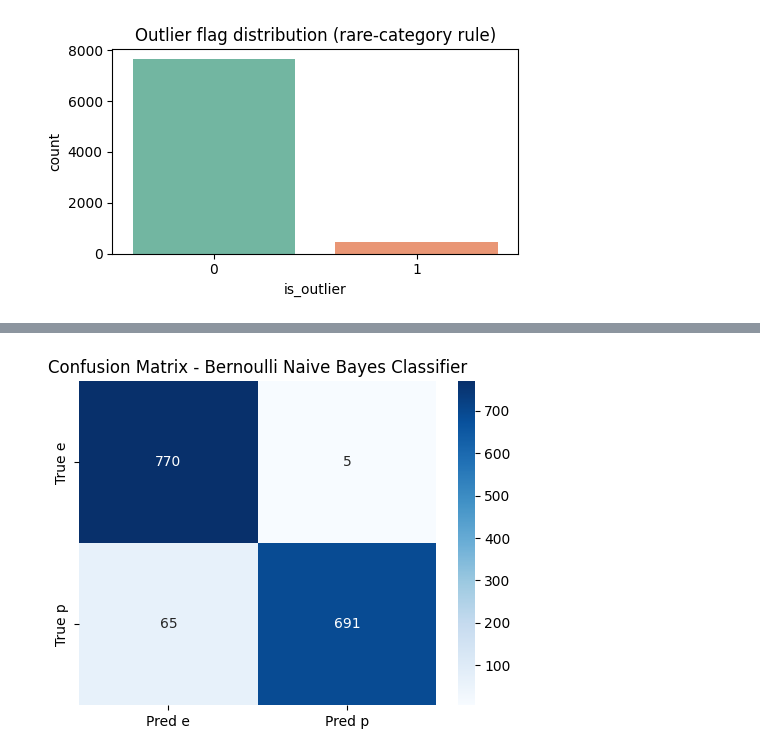
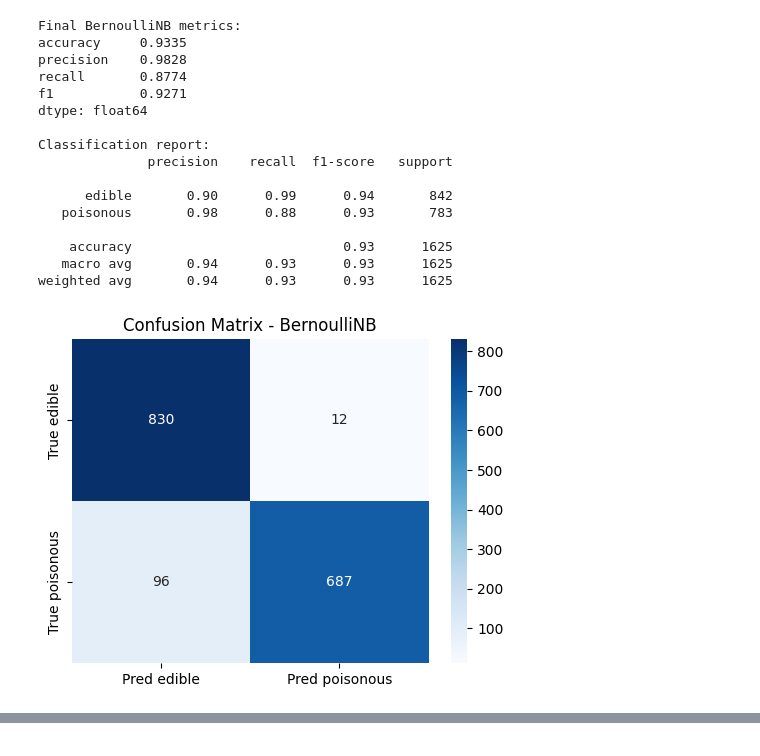
Before and after one commit to Ahmed-Fahmy00/Mushroom-Classifier, a Jupyter notebook: src/model_notebooks/bernoulli_nb_classifier.ipynb, the cells around one changed output, grey strips where cells are left out. Drawn from its saved outputs; the diff is of its cells as text; code cells hidden in the pictures.

```diff
--- a/src/model_notebooks/bernoulli_nb_classifier.ipynb
+++ b/src/model_notebooks/bernoulli_nb_classifier.ipynb
@@ -62,0 +346,19 @@ def load_and_clean_data(rare_threshold=0.01):
+# %%
+# Association Visualization: Cramér's V (Symmetric)
+plt.figure(figsize=(14, 11))
+sns.heatmap(cramer_matrix, cmap='YlGnBu', annot=True, fmt='.2f', linewidths=0.5, cbar_kws={'label': 'Correlation Coefficient'})
+plt.title('Cramér\'s V Correlation Matrix (Symmetric Association)', fontsize=16, pad=20)
+plt.xlabel('Features', fontsize=12)
+plt.ylabel('Features', fontsize=12)
+plt.show()
+
+# List Top Correlated Feature Pairs
+pairs = []
+for i in range(len(cramer_matrix.columns)):
+    for j in range(i+1, len(cramer_matrix.columns)):
+        pairs.append((cramer_matrix.columns[i], cramer_matrix.columns[j], cramer_matrix.iloc[i, j]))
+
+# Print top 10 most correlated pairs
+print("\nTop 10 correlated feature pairs based on Cramér's V:")
+for f1, f2, corr in sorted(pairs, key=lambda x: x[2], reverse=True)[:10]:
+    print(f"  - {f1} ↔ {f2}: {corr:.3f}")
@@ -63,48 +523,49 @@ def load_and_clean_data(rare_threshold=0.01):
 # %%
-from sklearn.model_selection import train_test_split
-from sklearn.preprocessing import OneHotEncoder, MinMaxScaler
-from sklearn.metrics import accuracy_score, precision_score, recall_score, f1_score, classification_report, confusion_matrix
-from sklearn.naive_bayes import BernoulliNB
-
-df_all, outlier_cols = load_and_clean_data(rare_threshold=0.01)
-
-plt.figure(figsize=(5, 3))
-sns.countplot(x='is_outlier', data=df_all, hue='is_outlier', palette='Set2', legend=False)
-plt.title('Outlier flag distribution (rare-category rule)')
-plt.tight_layout()
-plt.show()
-
-df = df_all[df_all['is_outlier'] == 0].drop(columns=['is_outlier']).copy()
-print('Rows after outlier removal:', len(df))
-print('Columns triggering outlier flags:', outlier_cols)
-
-y = df['class'].map({'e': 0, 'p': 1}).astype(int)
-X = df.drop(columns=['class'])
-X_train_raw, X_test_raw, y_train, y_test = train_test_split(X, y, test_size=0.2, random_state=42, stratify=y)
-
-ohe = OneHotEncoder(handle_unknown='ignore', sparse_output=False)
-X_train = ohe.fit_transform(X_train_raw)
-X_test = ohe.transform(X_test_raw)
+# Section 7 uses prepared data from Section 6 only (no repeated preprocessing).
+required_vars = ['X_train_encoded', 'X_test_encoded', 'y_train', 'y_test']
+missing = [v for v in required_vars if v not in globals()]
+if missing:
+    raise NameError(
+        f"Missing variables from previous sections: {missing}. "
+        "Run notebook Sections 1 to 6 first."
+    )
 
 model = BernoulliNB()
-model.fit(X_train, y_train)
-y_pred = model.predict(X_test)
+model.fit(X_train_encoded, y_train)
+y_pred = model.predict(X_test_encoded)
 
 metrics = {
     'accuracy': accuracy_score(y_test, y_pred),
     'precision': precision_score(y_test, y_pred, zero_division=0),
     'recall': recall_score(y_test, y_pred, zero_division=0),
     'f1': f1_score(y_test, y_pred, zero_division=0),
 }
+print('\nFinal BernoulliNB metrics:')
 print(pd.Series(metrics).round(4))
 print('\nClassification report:')
 print(classification_report(y_test, y_pred, target_names=['edible', 'poisonous']))
 
 cm = confusion_matrix(y_test, y_pred)
 plt.figure(figsize=(5, 4))
-sns.heatmap(cm, annot=True, fmt='d', cmap='Blues', xticklabels=['Pred e', 'Pred p'], yticklabels=['True e', 'True p'])
-plt.title('Confusion Matrix - Bernoulli Naive Bayes Classifier')
+sns.heatmap(cm, annot=True, fmt='d', cmap='Blues', xticklabels=['Pred edible', 'Pred poisonous'], yticklabels=['True edible', 'True poisonous'])
+plt.title('Confusion Matrix - BernoulliNB')
 plt.tight_layout()
 plt.show()
 # %% [output]
+Final BernoulliNB metrics:
+accuracy     0.9335
+precision    0.9828
+recall       0.8774
+f1           0.9271
+dtype: float64
+
+Classification report:
+              precision    recall  f1-score   support
+
+      edible       0.90      0.99      0.94       842
+   poisonous       0.98      0.88      0.93       783
+
+    accuracy                           0.93      1625
+   macro avg       0.94      0.93      0.93      1625
+weighted avg       0.94      0.93      0.93      1625
-[figure, old version]
+[figure, new version]
@@ -128 +571,0 @@ weighted avg       0.96      0.95      0.95      1531
-[figure, removed]
```
Also changed, not shown: parts of 26 cells of this notebook, 8 other files.
